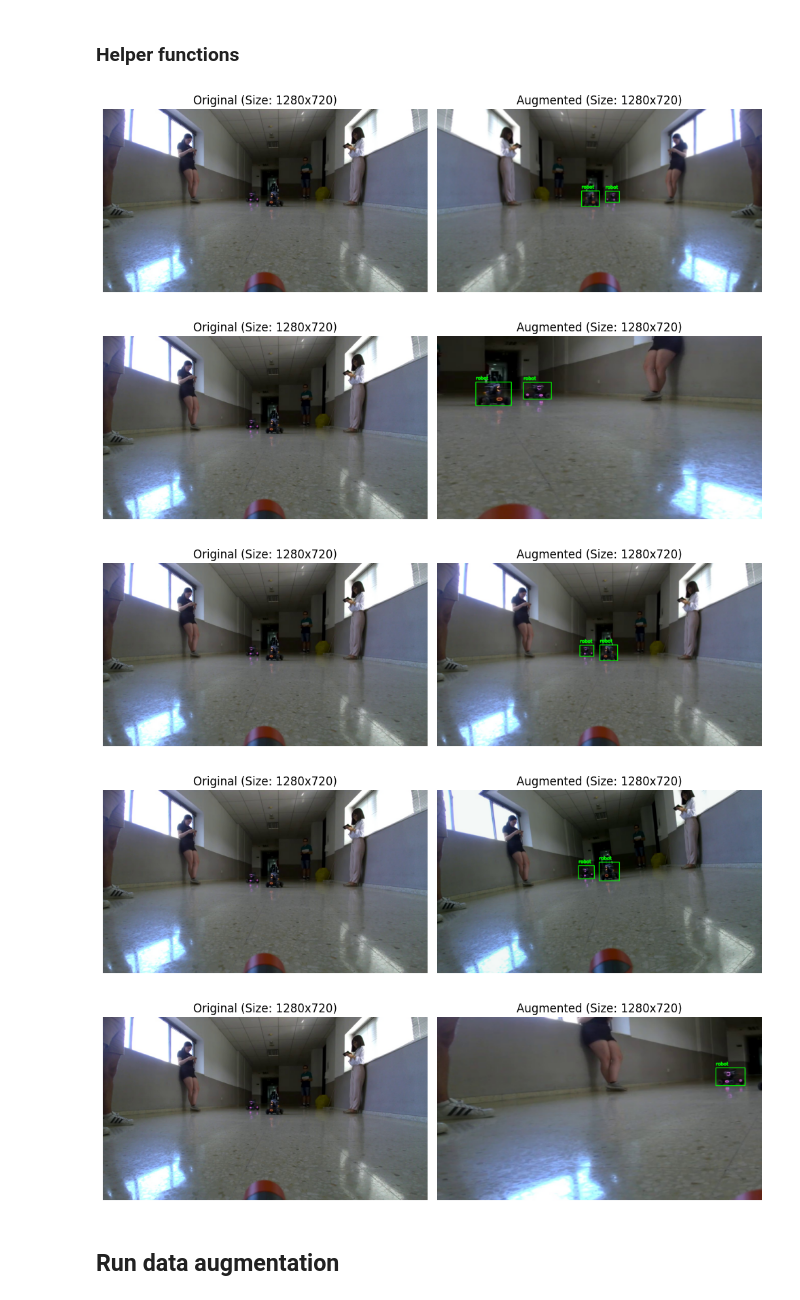
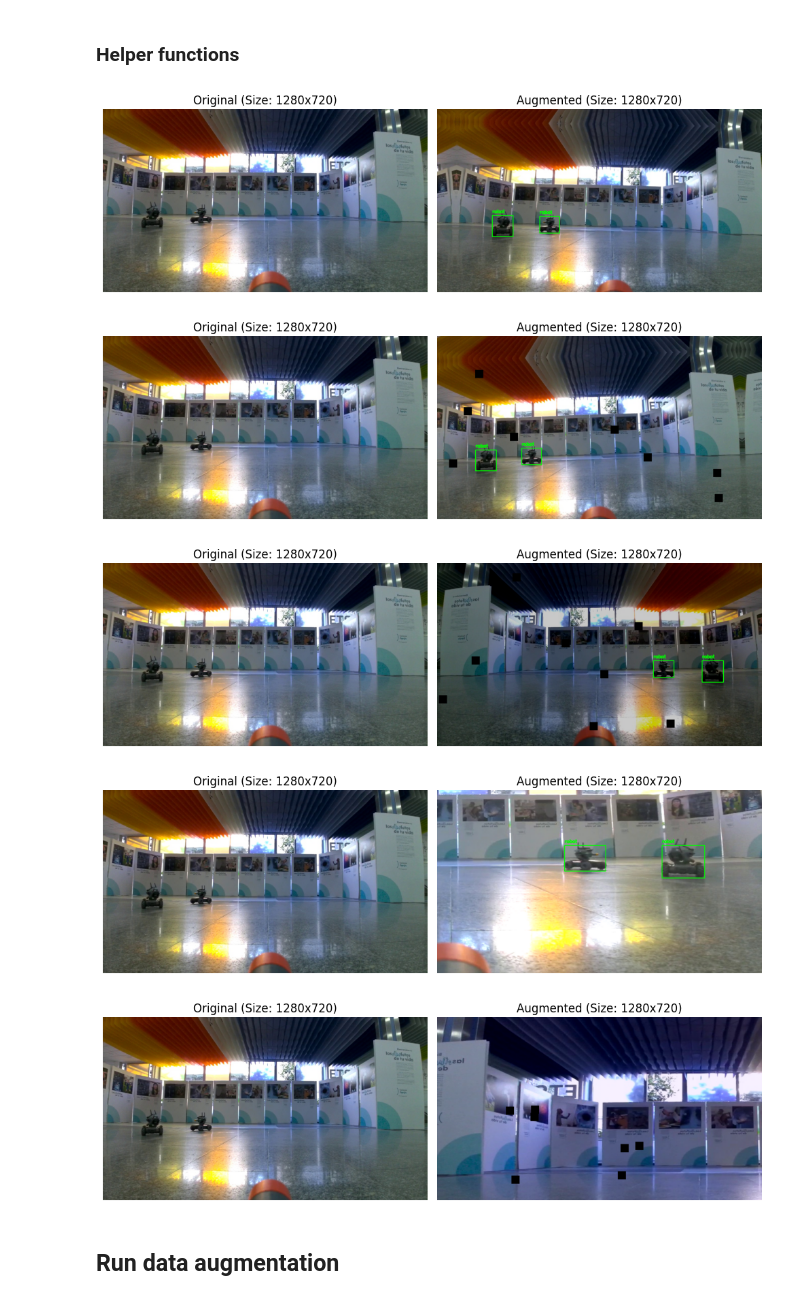
Before and after one commit to juanruu/robot-detection, a Jupyter notebook: notebooks/week1/data_augmentation.ipynb, the cells around one changed output. Cells and saved outputs as stored; diff of their text form; code cells hidden in the pictures.

```diff
--- a/notebooks/week1/data_augmentation.ipynb
+++ b/notebooks/week1/data_augmentation.ipynb
@@ -90,20 +90,26 @@ def create_augmentor() -> Compose:
     # List of augmentations available here: https://albumentations.ai/docs/getting_started/transforms_and_targets/
     augmentor = alb.Compose(
         [
-            alb.Blur(blur_limit=7, p=0.5),
             alb.HorizontalFlip(p=0.5),
             alb.RandomBrightnessContrast(brightness_limit=0.2, contrast_limit=0.2, brightness_by_max=True, p=0.2),
             alb.RandomGamma(gamma_limit=(80, 120), eps=None, p=0.2),
+            #alb.RandomShadow(shadow_roi=(0.15, 0.15, 0.85, 0.85),num_shadows_lower=1,num_shadows_upper=3,shadow_dimension=4,p=0.25),
+            #alb.CoarseDropout(max_holes=8,max_height=32,max_width=32,min_holes=3,min_height=8,min_width=8,fill_value=0,mask_fill_value=None,p=0.3),
             alb.RGBShift(r_shift_limit=15, g_shift_limit=15, b_shift_limit=15, p=0.2),
-            alb.ShiftScaleRotate(shift_limit=0.0625, scale_limit=0.1, rotate_limit=10,  p=0.5),
+            alb.ShiftScaleRotate(shift_limit=0.12, scale_limit=0.1, rotate_limit=7,  p=0.5),
             alb.RandomCrop(height=480, width=640, p=0.5),
-            alb.Resize(height=INPUT_SIZE[1], width=INPUT_SIZE[0], p=1.0),
+            alb.Resize(height=INPUT_SIZE[1], width=INPUT_SIZE[0], p=1.0)
+
             # alb.ImageCompression(quality_lower=99, quality_upper=100, p=0.5),
         ],
         bbox_params=alb.BboxParams(format='pascal_voc', min_area=100, min_visibility=0.3,  label_fields=['class_labels']))
 
     return augmentor
 
+dirty_aug = alb.Compose([
+    alb.CoarseDropout(max_holes=16,min_holes=4, max_height=32, max_width=32, p=0.75),
+    alb.RandomShadow(shadow_roi=(0.15, 0.15, 0.85, 0.85),num_shadows_lower=1,num_shadows_upper=3,shadow_dimension=4,p=0.25)
+])
 
 def load_xml(xml_path: str) -> Tuple[List[List[int]], List[Optional[str]]]:
     """Function that takes in a path to an .xml file, extracts the labels and
@@ -155,16 +161,14 @@ def test_augmentor(augmentor: Compose, frame_path: str, xml_path: str) -> None:
 
     # Augment frame
     augmented = augmentor(image=frame, bboxes=bboxes, class_labels=labels)
-
+    augmented['image'] = dirty_aug(image=augmented['image'])['image']
     # Make a *copy* of the augmented image for drawing to avoid issues
     img_with_bboxes = augmented['image'].copy()
-
     # Draw augmentation results
     for bbox, label in zip(augmented['bboxes'], augmented['class_labels']):
         # Bounding box is in Pascal VOC format (xmin, ymin, xmax, ymax)
         # and already in absolute pixel values because bbox_params was set.
         x_min, y_min, x_max, y_max = [int(c) for c in bbox]
-
         # Draw the rectangle
         cv2.rectangle(
             img_with_bboxes,  # Draw on the copy
@@ -210,20 +214,20 @@ def test_augmentor(augmentor: Compose, frame_path: str, xml_path: str) -> None:
 # %%
 # Create augmentor
 augmentor = create_augmentor()
 
 # Test augmentor
 for _ in range(5):
     test_augmentor(
         augmentor=augmentor,
-        frame_path=os.path.join('../../dataset/RoboMaster-Aisle/images', 'frame_0015.jpg'),
-        xml_path=os.path.join('../../dataset/RoboMaster-Aisle/labels', 'frame_0015.xml'),
+        frame_path=os.path.join('../../datasets/hall_266/images', 'frame_0020.jpg'),
+        xml_path=os.path.join('../../datasets/hall_266/labels', 'frame_0020.xml'),
     )
 # %% [output]
-[figure, old version]
+[figure, new version]
-[figure, old version]
+[figure, new version]
-[figure, old version]
+[figure, new version]
-[figure, old version]
+[figure, new version]
-[figure, old version]
+[figure, new version]
 # %% [markdown]
 ## Run data augmentation
 # %% [markdown]
```
Also changed, not shown: parts of 4 cells of this notebook.
